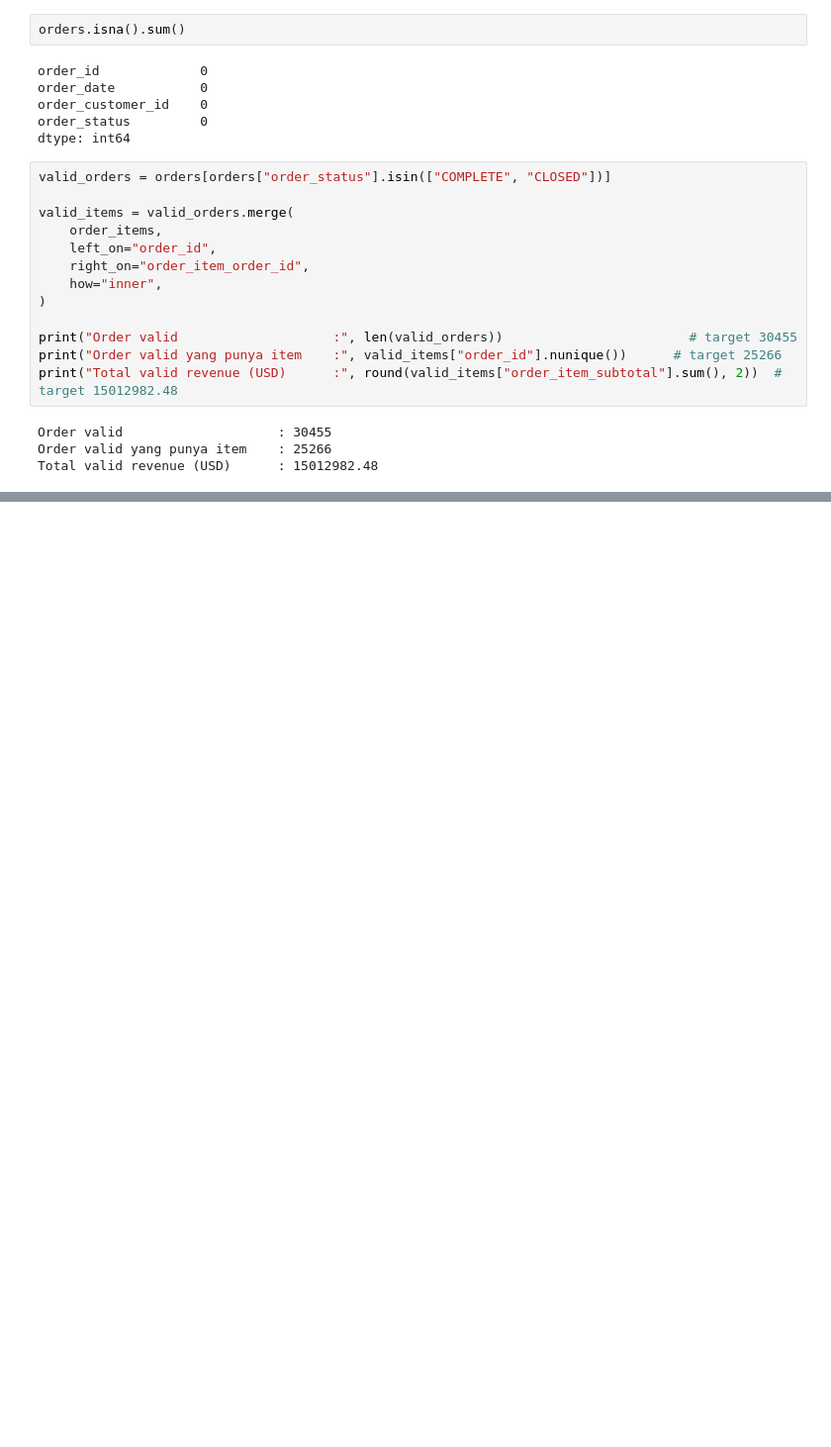
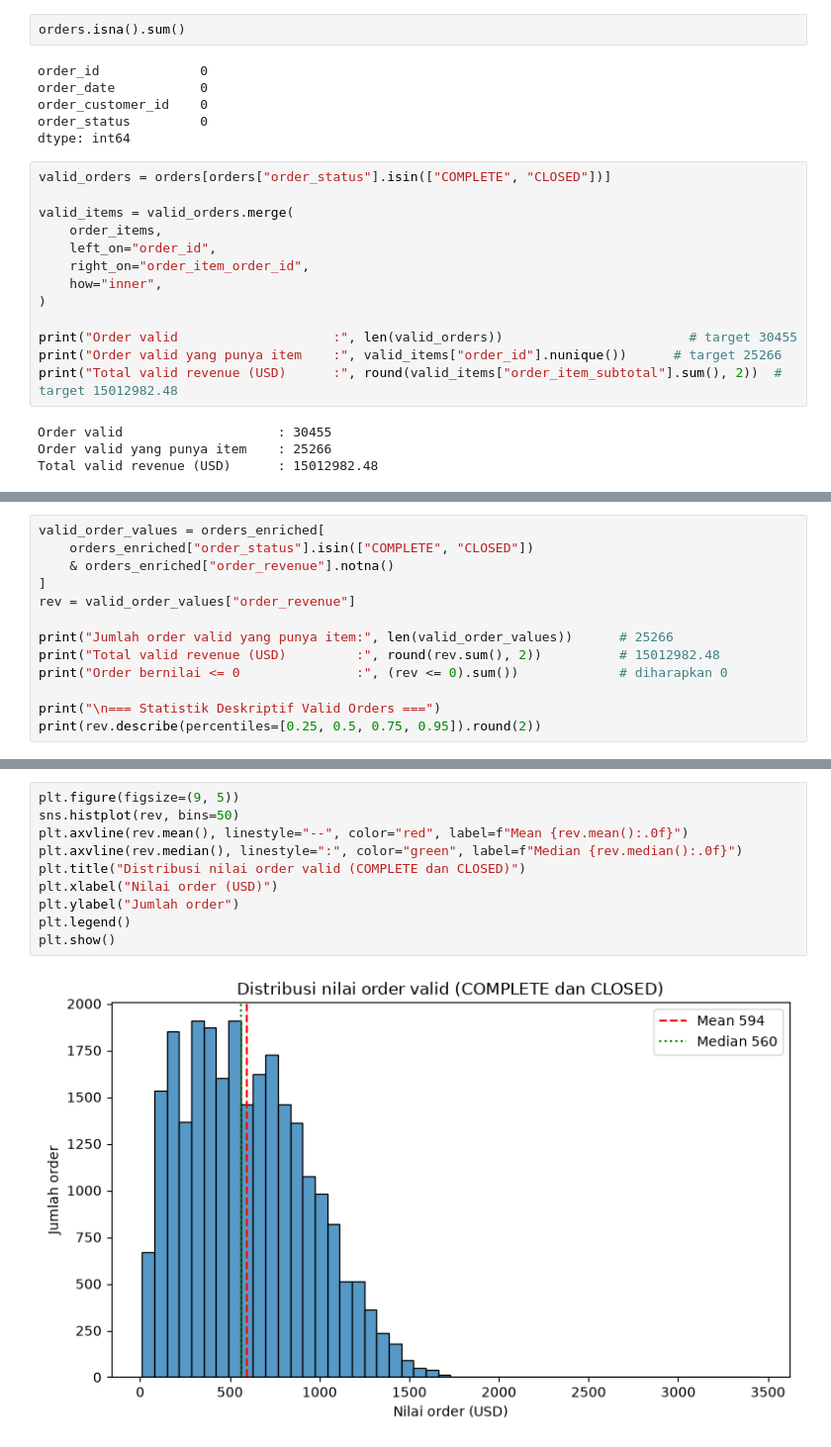
Before and after one commit to alifsyafan/data-engineering-portofolio, a Jupyter notebook: 01-sql-ecommerce-analysis/notebooks/01_eda_and_mart_prep.ipynb, the cells around one changed output, grey strips where cells are left out. Shown at 99% size. Saved outputs shown, nothing was run; the diff lists cells and outputs as text; blank space fills up the shorter version.

```diff
--- a/01-sql-ecommerce-analysis/notebooks/01_eda_and_mart_prep.ipynb
+++ b/01-sql-ecommerce-analysis/notebooks/01_eda_and_mart_prep.ipynb
@@ -109,0 +475,13 @@ Total valid revenue (USD)      : 15012982.48
+# %%
+valid_order_values = orders_enriched[
+    orders_enriched["order_status"].isin(["COMPLETE", "CLOSED"])
+    & orders_enriched["order_revenue"].notna()
+]
+rev = valid_order_values["order_revenue"]
+
+print("Jumlah order valid yang punya item:", len(valid_order_values))      # 25266
+print("Total valid revenue (USD)         :", round(rev.sum(), 2))          # 15012982.48
+print("Order bernilai <= 0               :", (rev <= 0).sum())             # diharapkan 0
+
+print("\n=== Statistik Deskriptif Valid Orders ===")
+print(rev.describe(percentiles=[0.25, 0.5, 0.75, 0.95]).round(2))
@@ -109,0 +521,12 @@ Total valid revenue (USD)      : 15012982.48
+# %%
+plt.figure(figsize=(9, 5))
+sns.histplot(rev, bins=50)
+plt.axvline(rev.mean(), linestyle="--", color="red", label=f"Mean {rev.mean():.0f}")
+plt.axvline(rev.median(), linestyle=":", color="green", label=f"Median {rev.median():.0f}")
+plt.title("Distribusi nilai order valid (COMPLETE dan CLOSED)")
+plt.xlabel("Nilai order (USD)")
+plt.ylabel("Jumlah order")
+plt.legend()
+plt.show()
+# %% [output]
+[figure, added]
```
Also changed, not shown: parts of 22 cells of this notebook, 3 other files.
